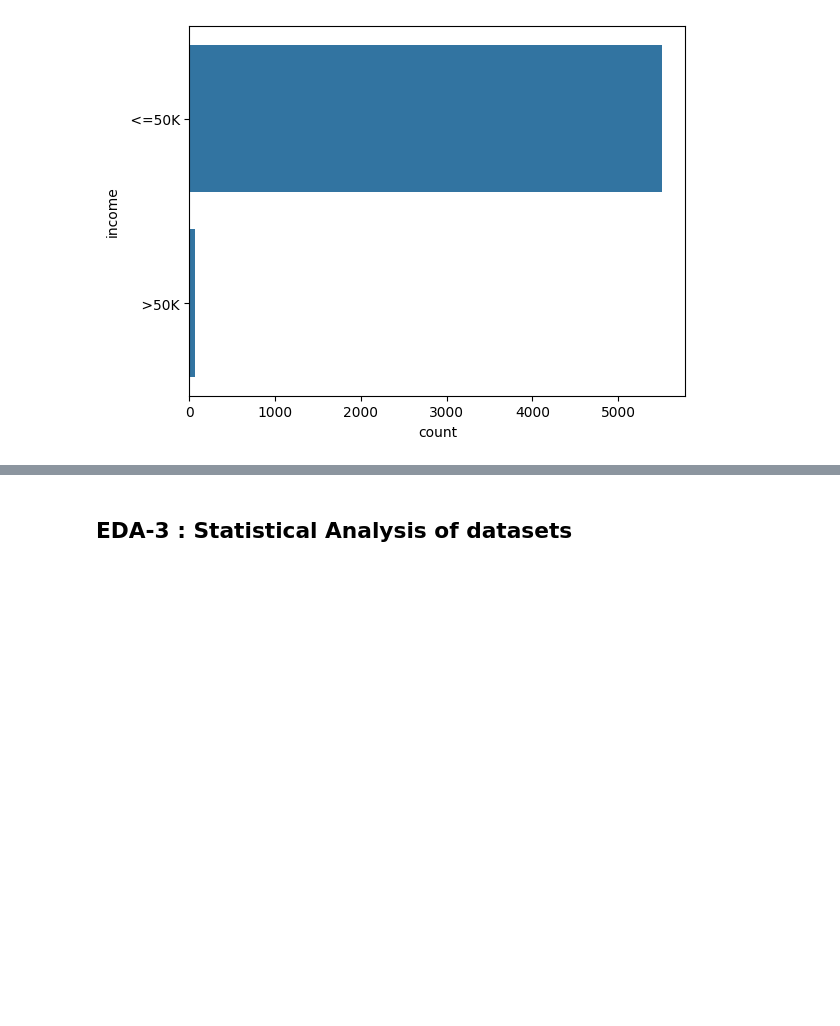
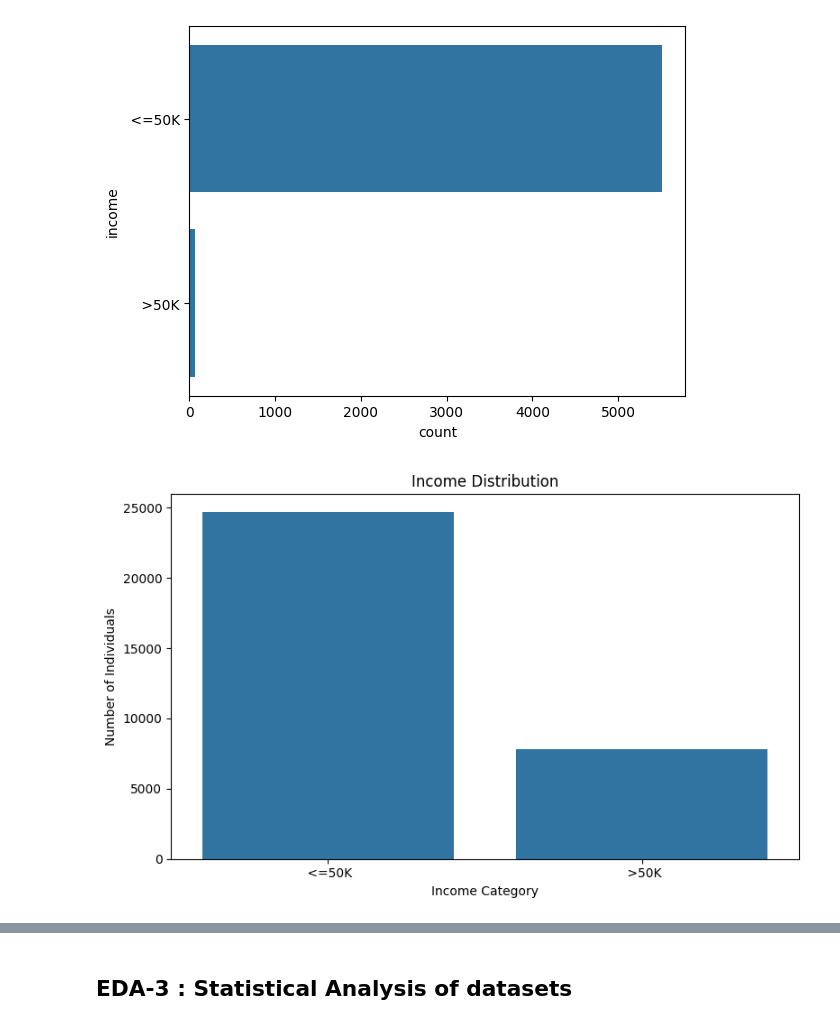
Before and after one commit to Chandrakiran462/python_project, a Jupyter notebook: DA_EDA.ipynb, the cells around one changed output, grey strips where cells are left out. Drawn from its saved outputs; the diff is of its cells as text; code cells hidden in the pictures; blank space fills up the shorter version.

```diff
--- a/DA_EDA.ipynb
+++ b/DA_EDA.ipynb
@@ -317,6 +317,32 @@ sns.countplot(data = df[df.age < 25].income)
 # %% [output]
 <Axes: xlabel='count', ylabel='income'>
 [figure]
+# %%
+import matplotlib.pyplot as plt
+import seaborn as sns
+
+plt.figure(figsize=(8,5))
+
+sns.countplot(
+    x='income',
+    data=df
+)
+
+plt.title('Income Distribution')
+plt.xlabel('Income Category')
+plt.ylabel('Number of Individuals')
+
+plt.tight_layout()
+
+plt.savefig(
+    'chart1.png',
+    dpi=300,
+    bbox_inches='tight'
+)
+
+plt.show()
+# %% [output]
+[figure, added]
 # %%
 df.sort_values('age', ascending = True)
 # %% [output]
```
Also changed, not shown: parts of 3 cells of this notebook, 4 other files.
